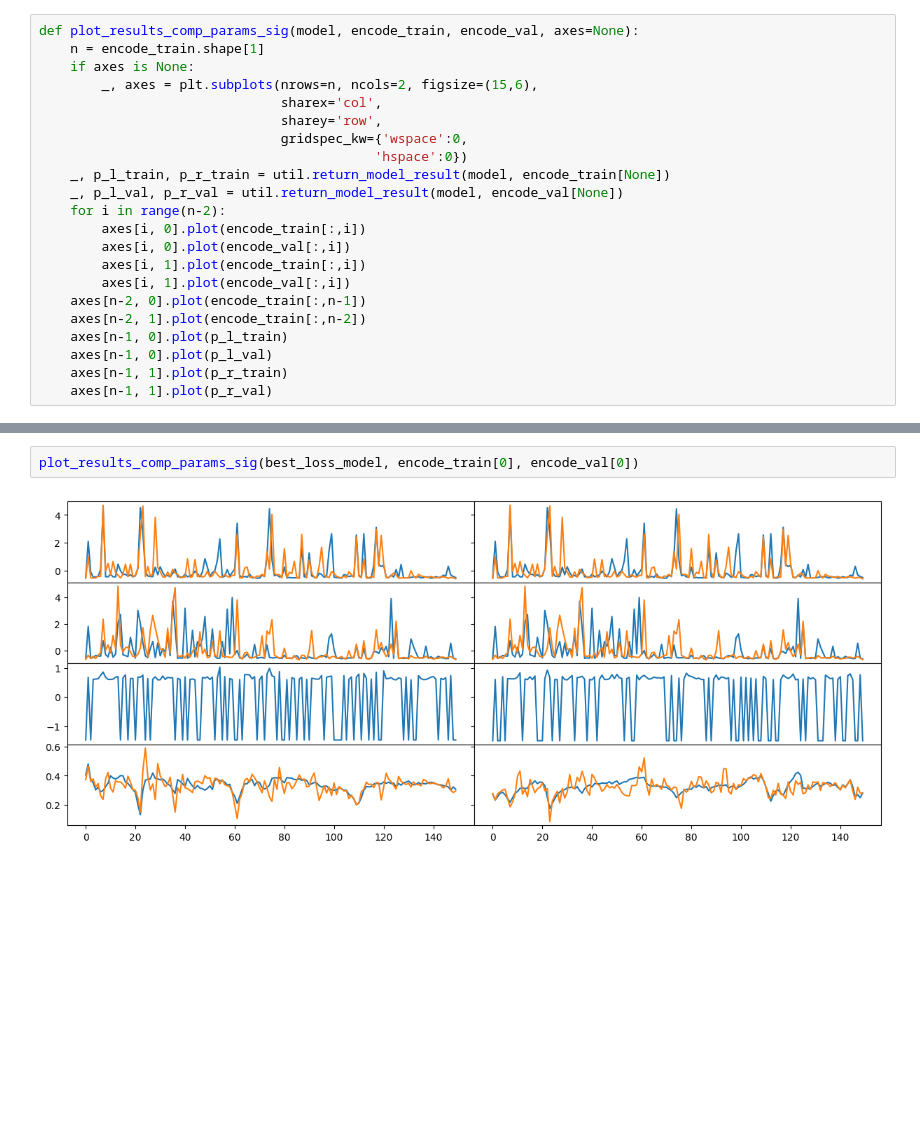
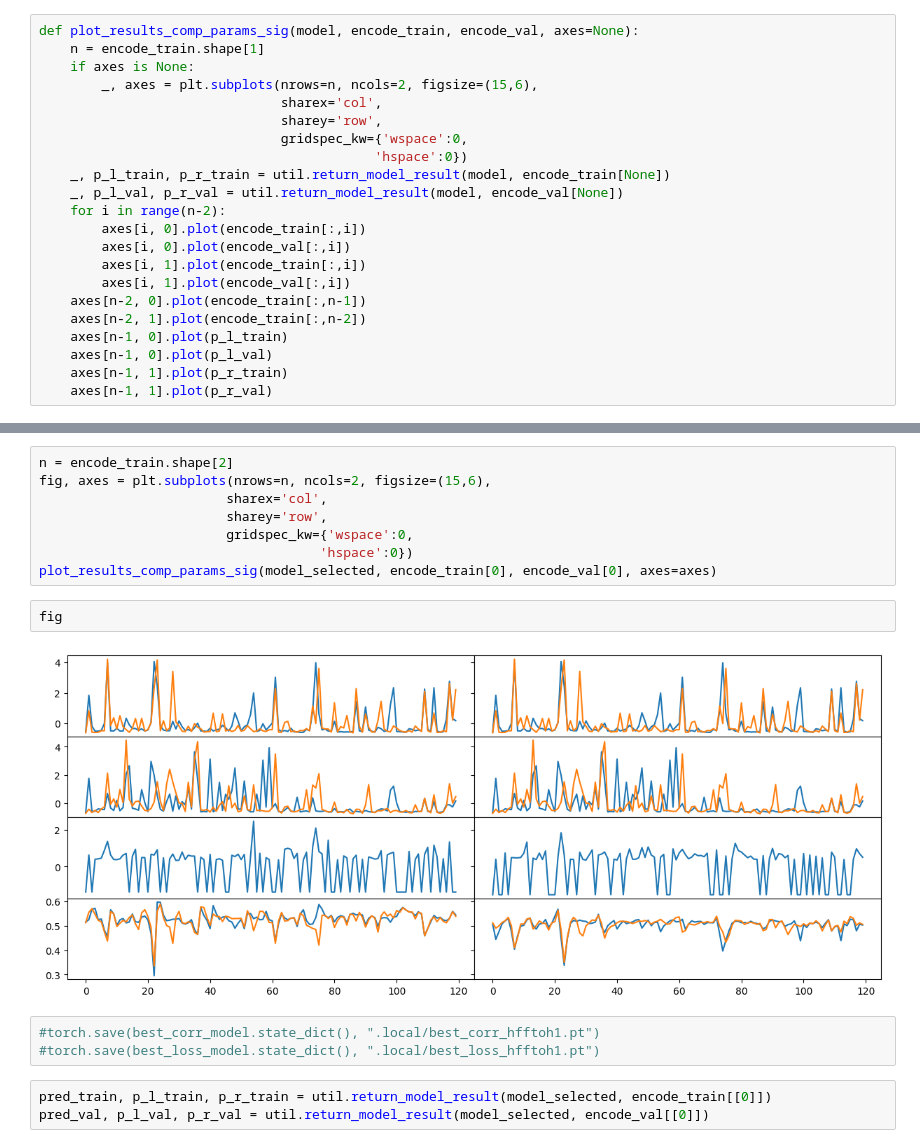
Before and after one commit to boooooogey/loopextrusion-pytorch, a Jupyter notebook: encode_to_contact_run.ipynb, the cells around one changed output, grey strips where cells are left out. Cells and saved outputs as stored; diff of their text form; blank space fills up the shorter version.

```diff
--- a/encode_to_contact_run.ipynb
+++ b/encode_to_contact_run.ipynb
@@ -108,4 +163,18 @@ torch.Size([150, 2])
-# %%
-plot_results_comp_params_sig(best_loss_model, encode_train[0], encode_val[0])
-# %% [output]
-[figure, removed]
+# %%
+n = encode_train.shape[2]
+fig, axes = plt.subplots(nrows=n, ncols=2, figsize=(15,6),
+                        sharex='col',
+                        sharey='row',
+                        gridspec_kw={'wspace':0,
+                                    'hspace':0})
+plot_results_comp_params_sig(model_selected, encode_train[0], encode_val[0], axes=axes)
+# %%
+fig
+# %% [output]
+[figure, added]
+# %%
+#torch.save(best_corr_model.state_dict(), ".local/best_corr_hfftoh1.pt")
+#torch.save(best_loss_model.state_dict(), ".local/best_loss_hfftoh1.pt")
+# %%
+pred_train, p_l_train, p_r_train = util.return_model_result(model_selected, encode_train[[0]])
+pred_val, p_l_val, p_r_val = util.return_model_result(model_selected, encode_val[[0]])
```
Also changed, not shown: parts of 29 cells of this notebook, 7 other files.
